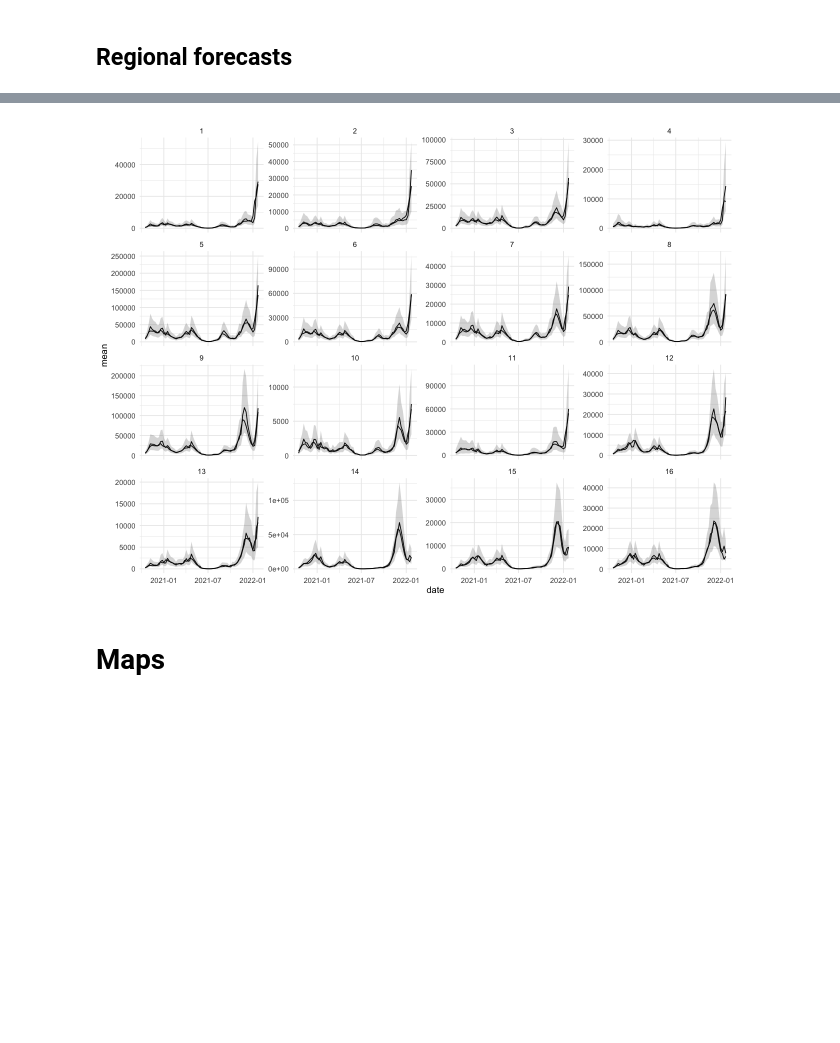
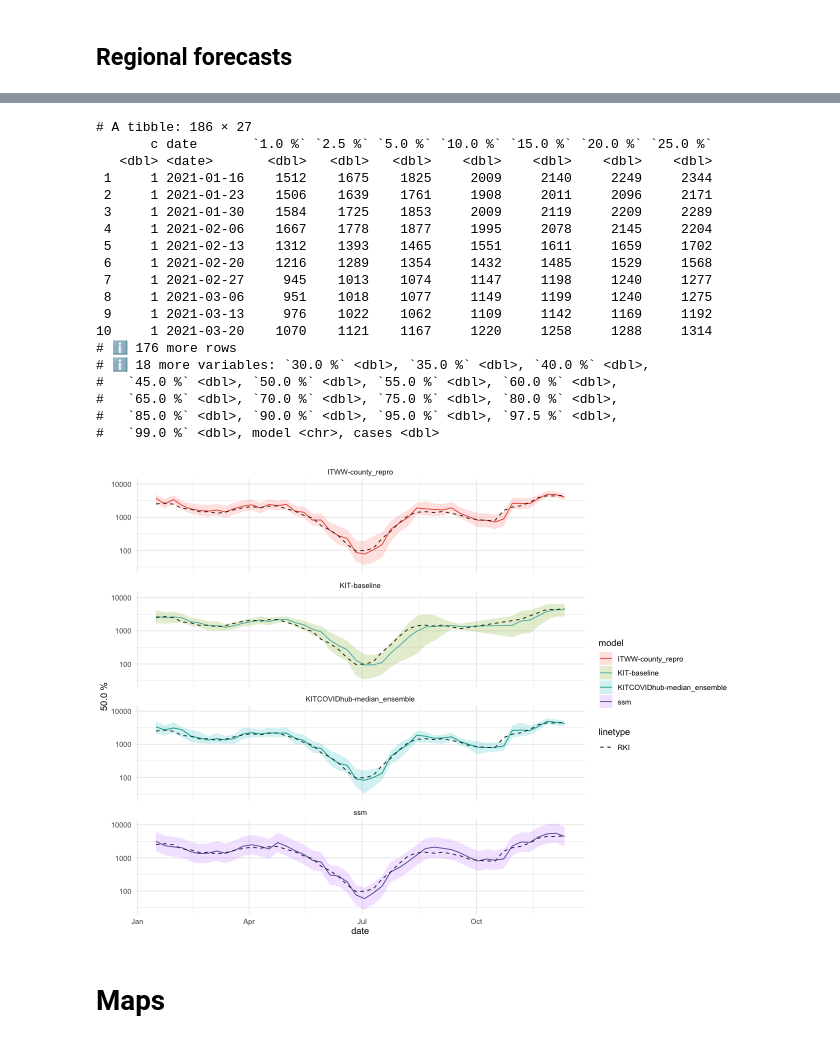
Before and after one commit to stefanheyder/dissertation, a Jupyter notebook: nbs/4 Models/4.2 Regional growth factor model/30_figures.ipynb, the cells around one changed output, grey strips where cells are left out. Saved outputs shown, nothing was run; the diff lists cells and outputs as text; code cells hidden in the pictures; blank space fills up the shorter version.

```diff
--- a/nbs/4 Models/4.2 Regional growth factor model/30_figures.ipynb
+++ b/nbs/4 Models/4.2 Regional growth factor model/30_figures.ipynb
@@ -775,0 +835,17 @@ df_regional_forecasts <- list.files(forecasts_directory, pattern="regional_forec
+# %%
+read_regional_FCH <- function(model_name) {
+    read_csv(here(str_glue("data/processed/KIT_regional_FCH_{model_name}.csv"))) %>%
+        rename(date = target_end_date, c=ags_state) %>%
+        filter(date <= max(df_regional_forecasts$date), date >= min(df_regional_forecasts$date)) %>%
+        mutate(model = model_name)
+}
+
+all_predictions <- rbind(
+    read_regional_FCH('KIT-baseline'),
+    read_regional_FCH('KITCOVIDhub-median_ensemble'),
+    read_regional_FCH('ITWW-county_repro')
+) %>%
+    rbind(
+        select(df_regional_forecasts %>% filter(str_starts(variable, "y_state")), any_of(names(.))) %>%
+            mutate(model = 'ssm')
+    )
@@ -776,19 +964,43 @@ df_regional_forecasts <- list.files(forecasts_directory, pattern="regional_forec
 # %%
-full_truth_county %>%
-    group_by(date, ags_state = str_sub(ags, end=2)) %>%
-    summarize(cases = sum(cases)) %>%
-    mutate(ags_state = as.integer(ags_state)) %>%
+all_predictions %>%
     inner_join(
-    df_regional_forecasts %>% filter(str_starts(variable, "y_state")),
-    by=c("ags_state"="c", "date" = "date")
-    ) %>%
-    ggplot(aes(date, mean)) +
-    geom_line() +
-    geom_line(aes(date, cases)) +
-    geom_ribbon(aes(date, ymin=`2.5 %`, ymax=`97.5 %`), alpha=0.2) +
-    facet_wrap(~ags_state, scales="free_y")
+    full_truth_county %>%
+            group_by(date, ags_state = str_sub(ags, end=2)) %>%
+            summarize(cases = sum(cases)) %>%
+            mutate(ags_state = as.integer(ags_state)),
+        by=c("c"="ags_state", "date" = "date")
+    )  %>%
+    filter(c == 1) %>%
+    filter(date >= ymd('2021-01-16'), date <= ymd('2021-12-11')) %>%
+    {print(.);.} %>%
+    ggplot(aes(date, `50.0 %`)) +
+    geom_line(aes(color=model)) +
+    geom_line(aes(date, cases, linetype = 'RKI')) +
+    geom_ribbon(aes(date, ymin=`2.5 %`, ymax=`97.5 %`, fill=model), alpha=0.2) +
+    facet_wrap(~model, ncol=1) +
+    scale_y_log10() +
+    scale_linetype_manual(values=c('RKI'='dashed'))
 # %% [output]
+# A tibble: 186 × 27
+       c date       `1.0 %` `2.5 %` `5.0 %` `10.0 %` `15.0 %` `20.0 %` `25.0 %`
+   <dbl> <date>       <dbl>   <dbl>   <dbl>    <dbl>    <dbl>    <dbl>    <dbl>
+ 1     1 2021-01-16    1512    1675    1825     2009     2140     2249     2344
+ 2     1 2021-01-23    1506    1639    1761     1908     2011     2096     2171
+ 3     1 2021-01-30    1584    1725    1853     2009     2119     2209     2289
+ 4     1 2021-02-06    1667    1778    1877     1995     2078     2145     2204
+ 5     1 2021-02-13    1312    1393    1465     1551     1611     1659     1702
+ 6     1 2021-02-20    1216    1289    1354     1432     1485     1529     1568
+ 7     1 2021-02-27     945    1013    1074     1147     1198     1240     1277
+ 8     1 2021-03-06     951    1018    1077     1149     1199     1240     1275
+ 9     1 2021-03-13     976    1022    1062     1109     1142     1169     1192
+10     1 2021-03-20    1070    1121    1167     1220     1258     1288     1314
+# ℹ 176 more rows
+# ℹ 18 more variables: `30.0 %` <dbl>, `35.0 %` <dbl>, `40.0 %` <dbl>,
+#   `45.0 %` <dbl>, `50.0 %` <dbl>, `55.0 %` <dbl>, `60.0 %` <dbl>,
+#   `65.0 %` <dbl>, `70.0 %` <dbl>, `75.0 %` <dbl>, `80.0 %` <dbl>,
+#   `85.0 %` <dbl>, `90.0 %` <dbl>, `95.0 %` <dbl>, `97.5 %` <dbl>,
+#   `99.0 %` <dbl>, model <chr>, cases <dbl>
-[figure, old version]
+[figure, new version]
 # %% [markdown]
 # Maps
 # %% [markdown]
```
Also changed, not shown: parts of 21 cells of this notebook, 20 other files.
